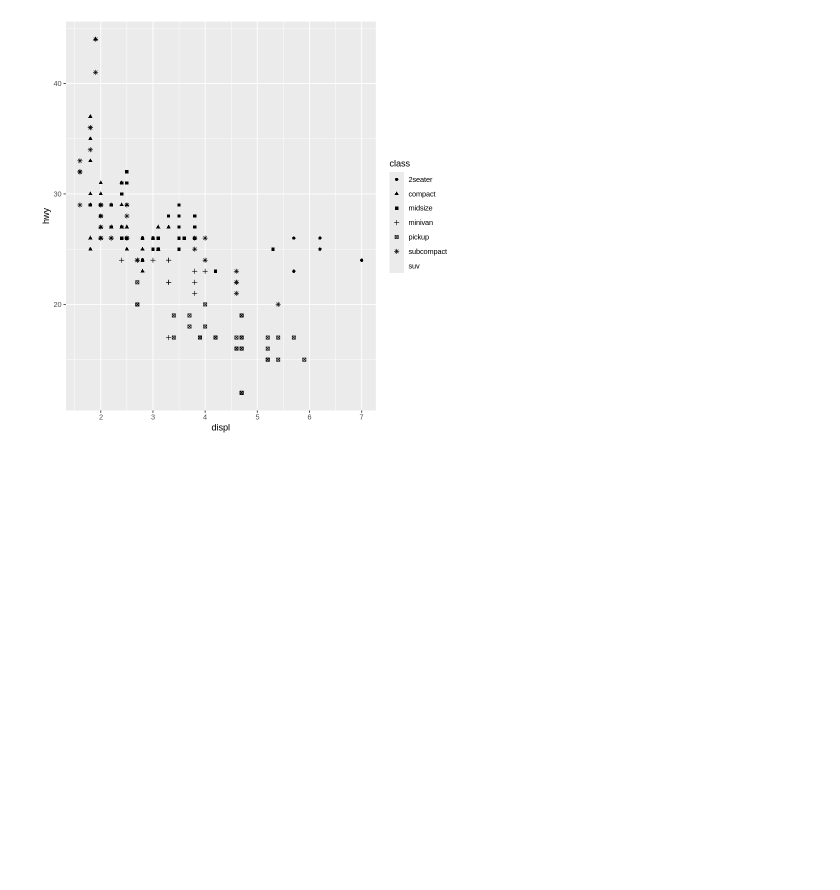
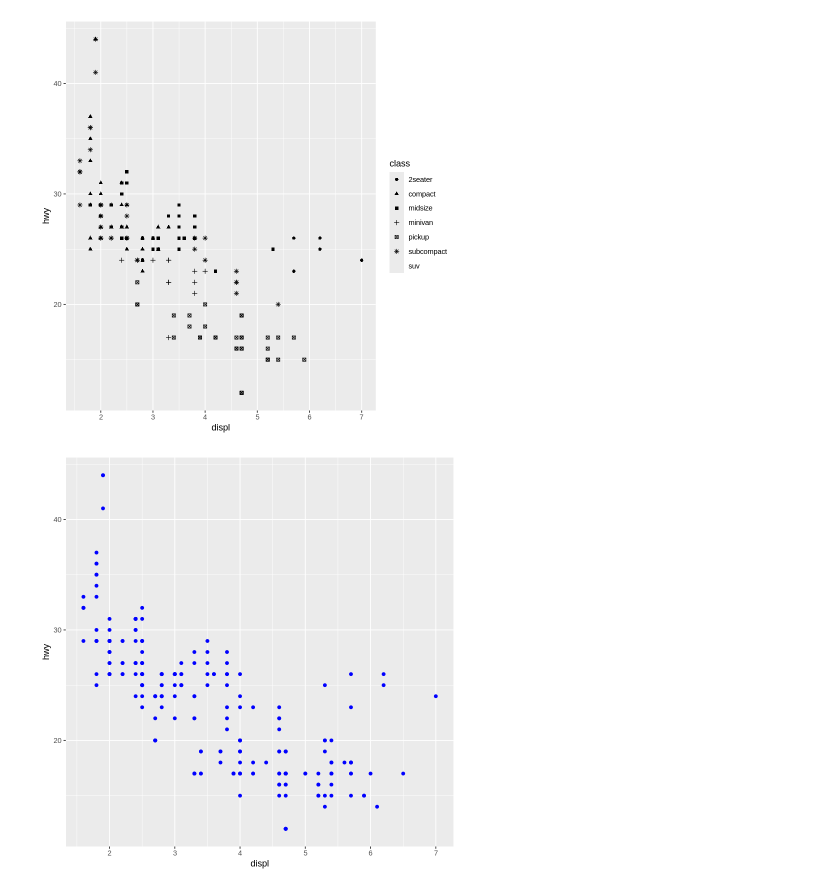
Before and after one commit to Brian342/R_programming, a Jupyter notebook: R_programming.ipynb, the cells around one changed output. Cells and saved outputs as stored; diff of their text form; code cells hidden in the pictures; blank space fills up the shorter version.

```diff
--- a/R_programming.ipynb
+++ b/R_programming.ipynb
@@ -72,3 +72,9 @@ Warning message:
 “Removed 62 rows containing missing values or values outside the scale range
 (`geom_point()`).”
 [figure]
+# %%
+# making all the points on the chart colour blue
+ggplot(data = mpg) +
+  geom_point(mapping = aes(x = displ, y = hwy), colour = 'blue')
+# %% [output]
+[figure, added]
```
Also changed, not shown: parts of 1 cell of this notebook.
